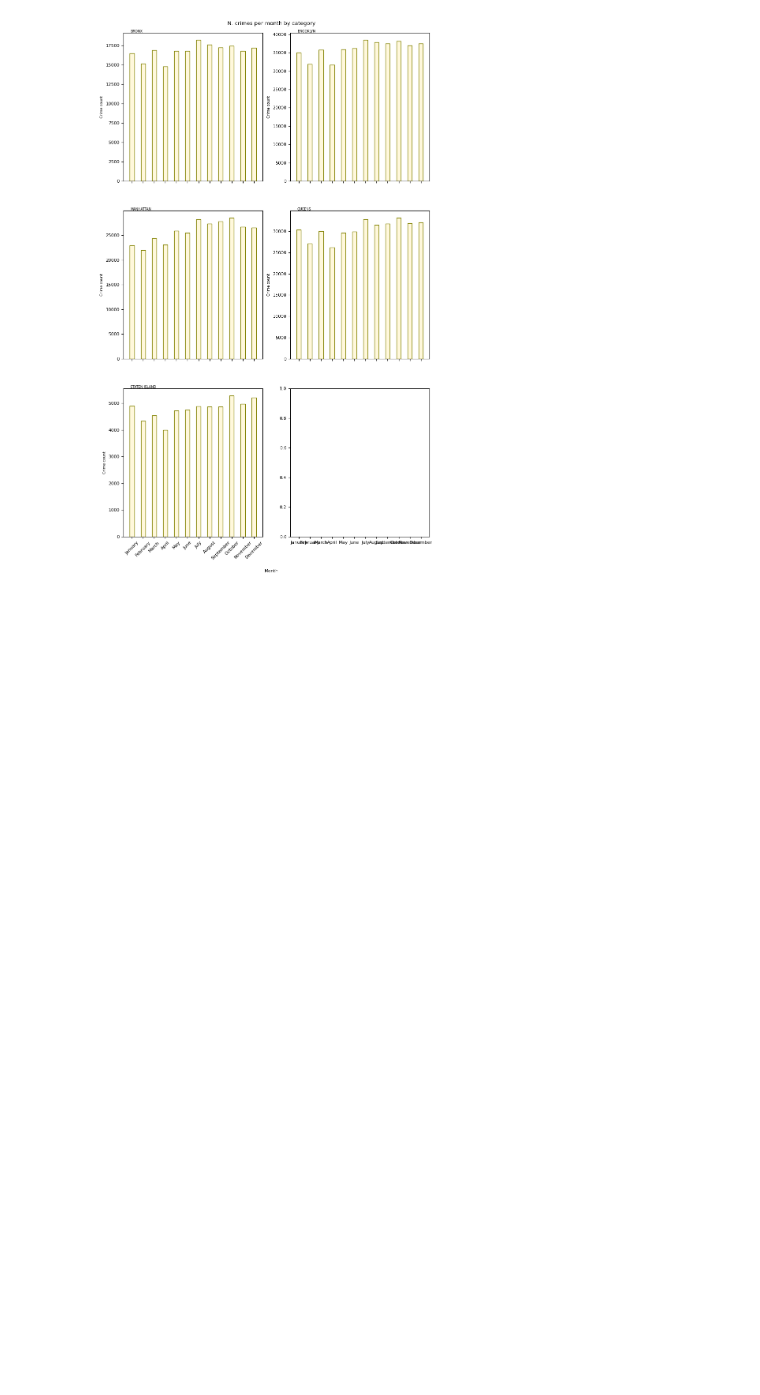
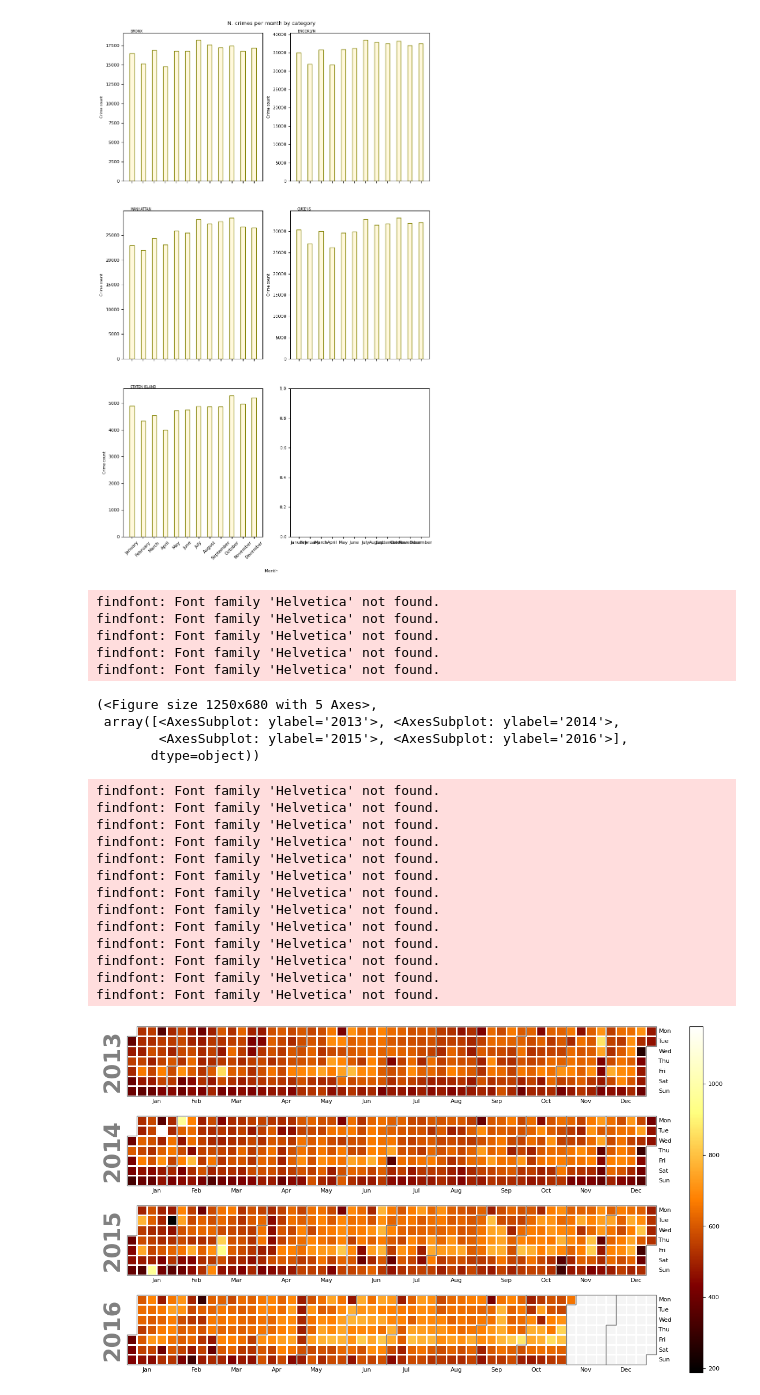
Before and after one commit to drykkur/drykkur.github.io, a Jupyter notebook: src/explainer.ipynb, the cells around one changed output. Cells and saved outputs as stored; diff of their text form; code cells hidden in the pictures; blank space fills up the shorter version.

```diff
--- a/src/explainer.ipynb
+++ b/src/explainer.ipynb
@@ -71,3 +82,37 @@ fig.subplots_adjust(top=0.96)
 plt.show()
 # %% [output]
 [figure]
+# %%
+all_days = pd.date_range('1/1/2013', periods = 1400, freq='D')
+caldf = data.copy()
+caldf['dummy'] = 'dummy'
+#caldf = caldf[caldf.BOROUGH == 'BROOKLYN']
+caldf['CRASH DATE'] = pd.to_datetime(caldf['CRASH DATE'])
+caldf = caldf[caldf['CRASH DATE'].isin(all_days)]
+test = caldf.groupby('CRASH DATE')['dummy'].count()
+events = pd.Series(test, index=all_days)
+calplot.calplot(events, cmap='afmhot')
+# %% [output]
+findfont: Font family 'Helvetica' not found.
+findfont: Font family 'Helvetica' not found.
+findfont: Font family 'Helvetica' not found.
+findfont: Font family 'Helvetica' not found.
+findfont: Font family 'Helvetica' not found.
+(<Figure size 1250x680 with 5 Axes>,
+ array([<AxesSubplot: ylabel='2013'>, <AxesSubplot: ylabel='2014'>,
+        <AxesSubplot: ylabel='2015'>, <AxesSubplot: ylabel='2016'>],
+       dtype=object))
+findfont: Font family 'Helvetica' not found.
+findfont: Font family 'Helvetica' not found.
+findfont: Font family 'Helvetica' not found.
+findfont: Font family 'Helvetica' not found.
+findfont: Font family 'Helvetica' not found.
+findfont: Font family 'Helvetica' not found.
+findfont: Font family 'Helvetica' not found.
+findfont: Font family 'Helvetica' not found.
+findfont: Font family 'Helvetica' not found.
+findfont: Font family 'Helvetica' not found.
+findfont: Font family 'Helvetica' not found.
+findfont: Font family 'Helvetica' not found.
+findfont: Font family 'Helvetica' not found.
+[figure, added]
```
Also changed, not shown: parts of 6 cells of this notebook.
